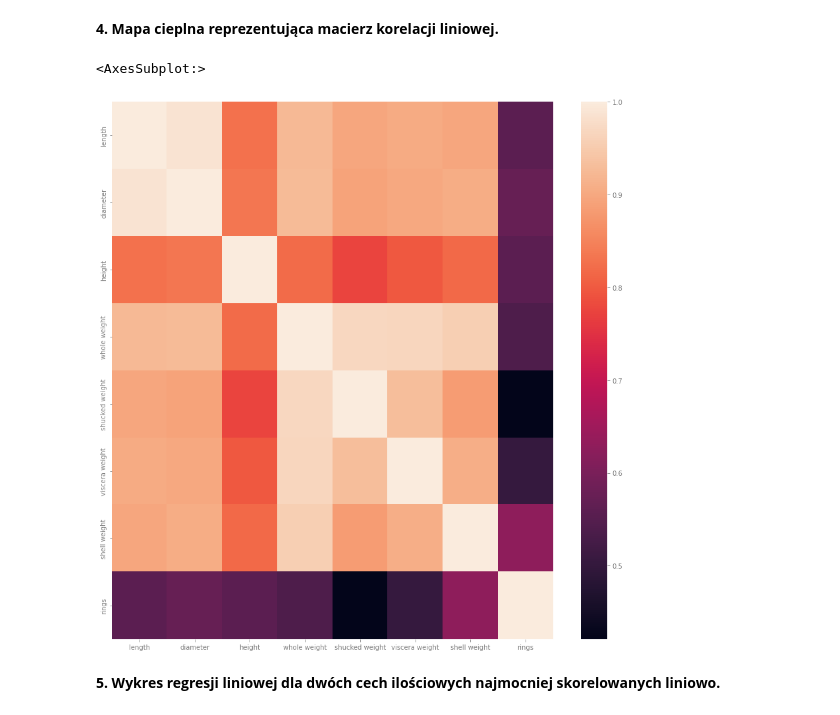
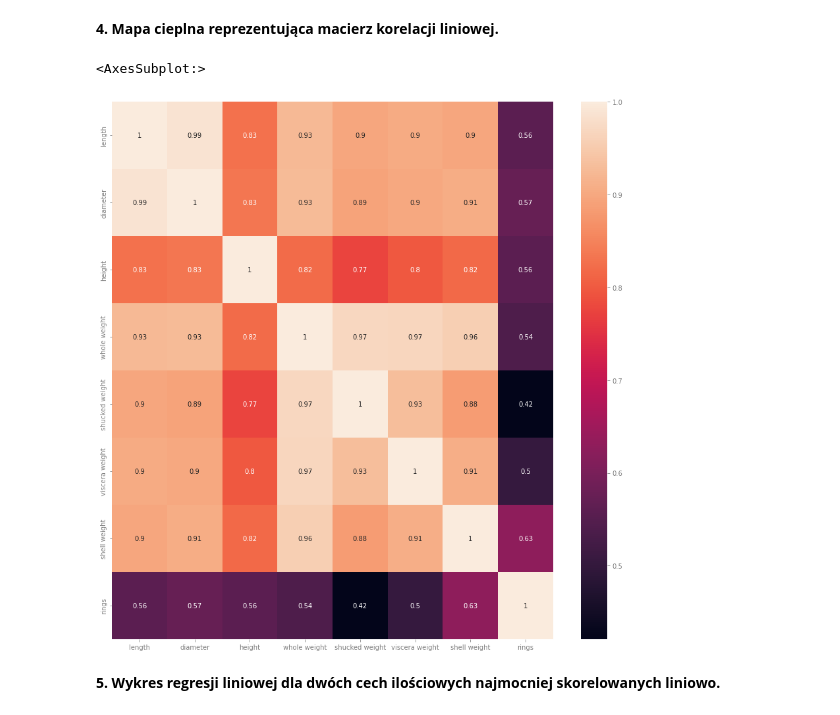
Before and after one commit to oskarkurczewski/ok_dl_zad4, a Jupyter notebook: analysis.ipynb, the cells around one changed output. Cells and saved outputs as stored; diff of their text form; code cells hidden in the pictures.

```diff
--- a/analysis.ipynb
+++ b/analysis.ipynb
@@ -137,11 +139,14 @@ data.corr()
 | rings | 0.556720 | 0.574660 | 0.557467 | 0.540390 | 0.420884 | 0.503819 | 0.627574 | 1.000000 |
 # %% [markdown]
 **4. Mapa cieplna reprezentująca macierz korelacji liniowej.**
-# %%
-sea.heatmap(data.corr())
-# %% [output]
-<AxesSubplot:>
-[figure, removed]
+# %%
+# mask = np.zeros_like(data.corr())
+# mask[np.triu_indices_from(mask)] = True
+# sea.heatmap(data.corr(), annot = True, mask = mask)
+sea.heatmap(data.corr(), annot = True)
+# %% [output]
+<AxesSubplot:>
+[figure, added]
 # %% [markdown]
 **5. Wykres regresji liniowej dla dwóch cech ilościowych najmocniej skorelowanych liniowo.**
 # %%
```
Also changed, not shown: parts of 4 cells of this notebook.
